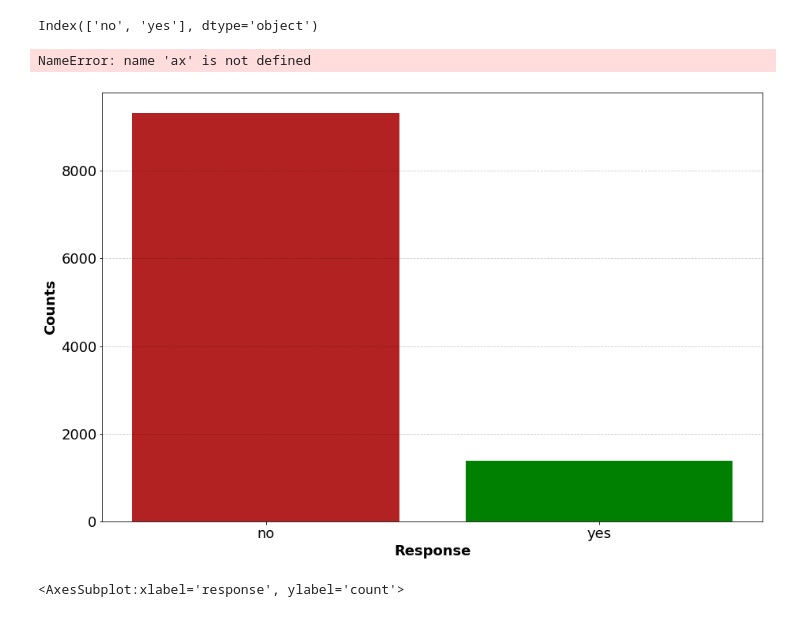
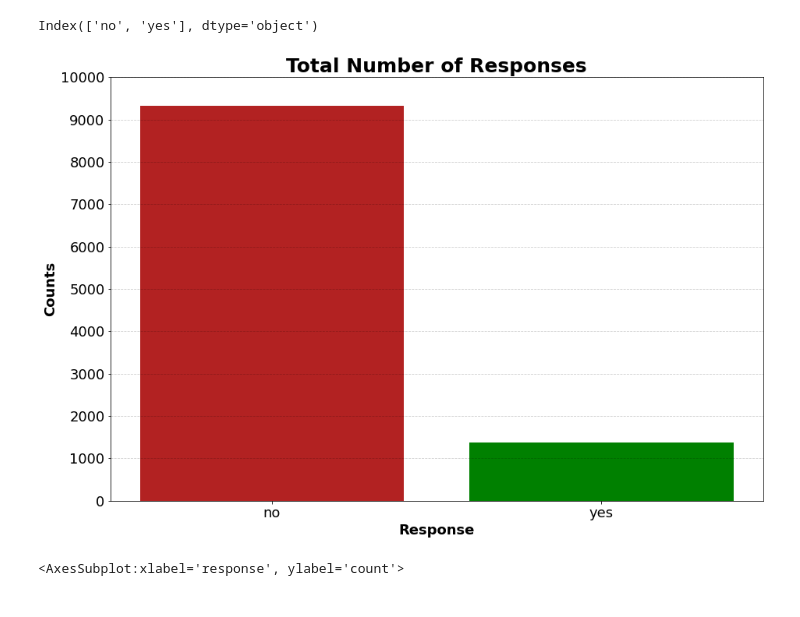
Before and after one commit to lepetitnoir/Case_Study_Car_Insurance_Project, a Jupyter notebook: Thursday_Customer_Analysis_Case_Study_Labwork.ipynb, the cells around one changed output. Cells and saved outputs as stored; diff of their text form; code cells hidden in the pictures.

```diff
--- a/Thursday_Customer_Analysis_Case_Study_Labwork.ipynb
+++ b/Thursday_Customer_Analysis_Case_Study_Labwork.ipynb
@@ -74,26 +74,29 @@ response_y = response_x.index
 # %%
 fig1, ax1 = plt.subplots(figsize = (15,10))
 
 # calibrating line type, transparency, line color and axis of the bar
 
 ax1.grid(ls="--", alpha=0.2, color="k", axis="y")
 
 ax1.bar(response_y, response_x, color = ("firebrick", "green"))
 
 
 # setting title and labels
 
 plt.xlabel("Response",fontsize = 18, fontweight ='bold')
 plt.ylabel("Counts", fontsize = 18, fontweight ='bold')
 
-ax.set_title("Total Number of Responses", fontsize = 25, fontweight ='bold')
+ax1.set_title("Total Number of Responses", fontsize = 25, fontweight ='bold')
 
 # setting the ticks of the y axis (range of maximum by column in steps of 1000)
 
-ax.set_yticks(range(0,sum(df_categorical["response"].value_counts()),1000))
+ax1.set_yticks(range(0,sum(DMCA_df["response"].value_counts()),1000))
+
+# hide technical code output
+
+plt.show()
 # %% [output]
-NameError: name 'ax' is not defined
-[figure, old version]
+[figure, new version]
 # %%
 sns.countplot(x = "response", data = DMCA_df)
 # %% [output]
```
